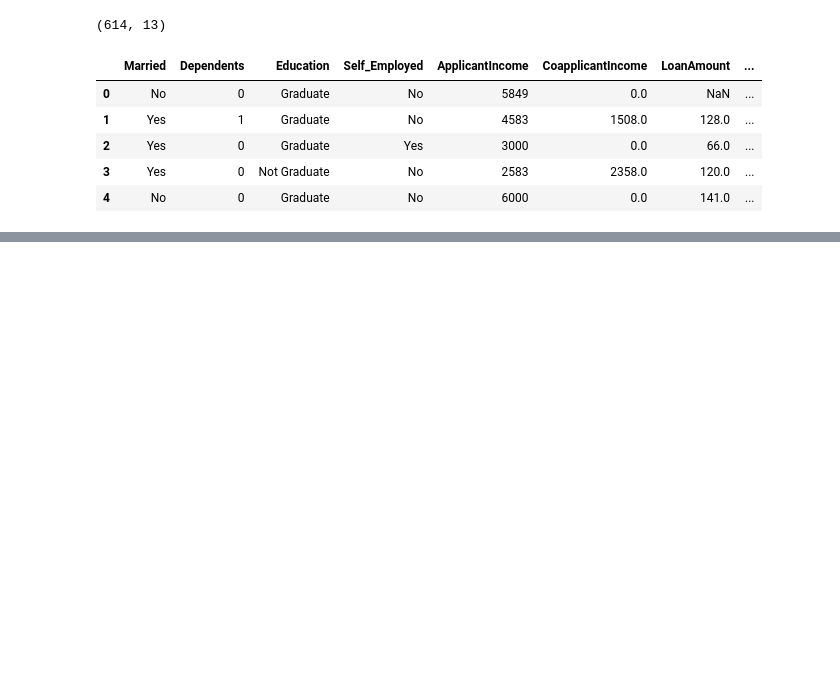
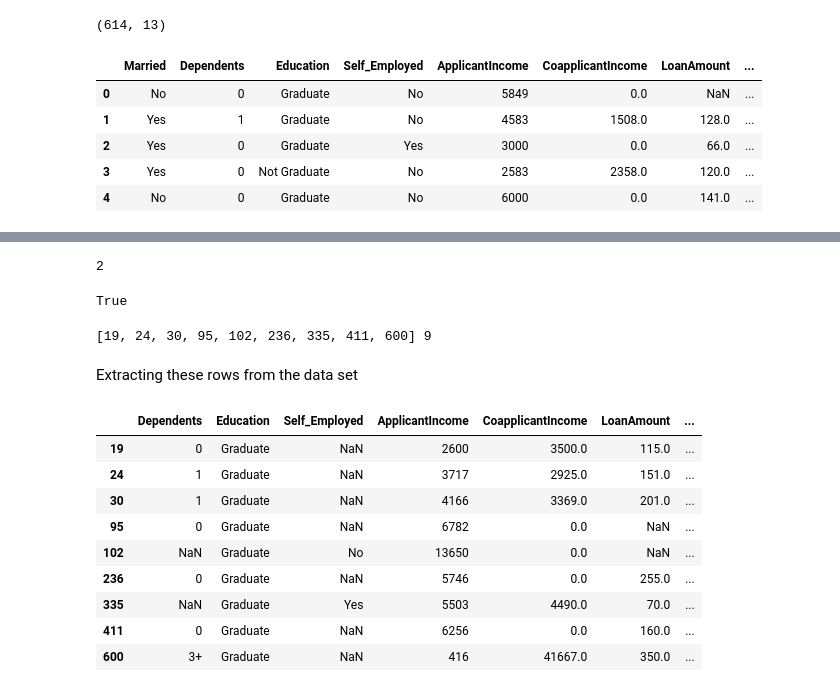
Before and after one commit to OlubiyiMosope/Loan_prediction, a Jupyter notebook: Loan Prediction.ipynb, the cells around one changed output, grey strips where cells are left out. Cells and saved outputs as stored; diff of their text form; code cells hidden in the pictures; blank space fills up the shorter version.

```diff
--- a/Loan Prediction.ipynb
+++ b/Loan Prediction.ipynb
@@ -221,0 +356,32 @@ train3.head()
+# %%
+np.sum(train4.loc[102,:].isnull())#, axis=0)
+# %% [output]
+2
+# %%
+np.sum(train4.loc[102,:].isnull(), axis=0) >= 2
+# %% [output]
+True
+# %%
+# get the index of all rows with 2 or more nan values
+ind = []
+for index in train4.index:
+    if np.sum(train4.loc[index,:].isnull(), axis=0) >= 2:
+        ind.append(index)
+print(ind, len(ind))
+# %% [output]
+[19, 24, 30, 95, 102, 236, 335, 411, 600] 9
+# %% [markdown]
+Extracting these rows from the data set
+# %%
+train4.loc[ind,:]
+# %% [output]
+|  | Dependents | Education | Self_Employed | ApplicantIncome | CoapplicantIncome | LoanAmount | ... |
+| 19 | 0 | Graduate | NaN | 2600 | 3500.0 | 115.0 | ... |
+| 24 | 1 | Graduate | NaN | 3717 | 2925.0 | 151.0 | ... |
+| 30 | 1 | Graduate | NaN | 4166 | 3369.0 | 201.0 | ... |
+| 95 | 0 | Graduate | NaN | 6782 | 0.0 | NaN | ... |
+| 102 | NaN | Graduate | No | 13650 | 0.0 | NaN | ... |
+| 236 | 0 | Graduate | NaN | 5746 | 0.0 | 255.0 | ... |
+| 335 | NaN | Graduate | Yes | 5503 | 4490.0 | 70.0 | ... |
+| 411 | 0 | Graduate | NaN | 6256 | 0.0 | 160.0 | ... |
+| 600 | 3+ | Graduate | NaN | 416 | 41667.0 | 350.0 | ... |
```
Also changed, not shown: parts of 31 cells of this notebook.
